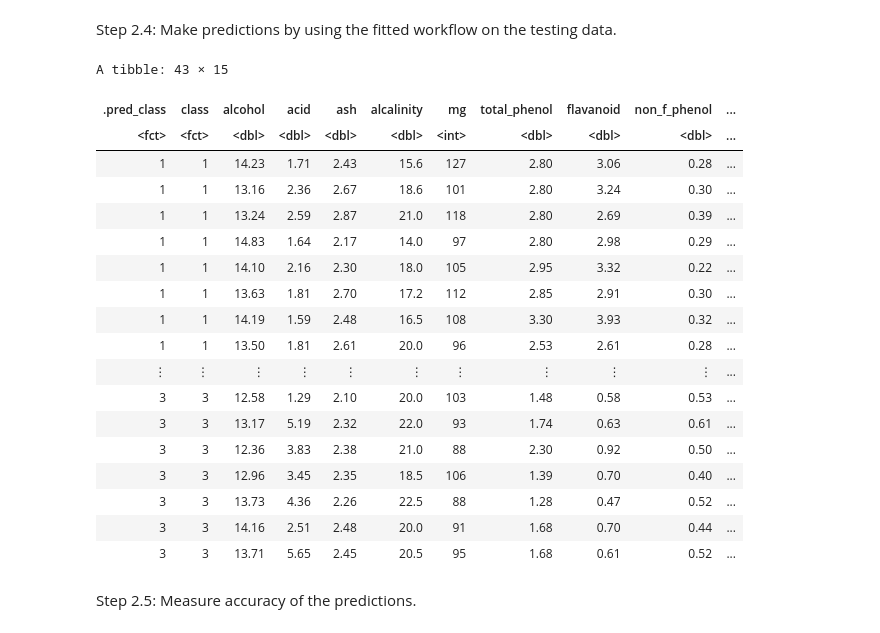
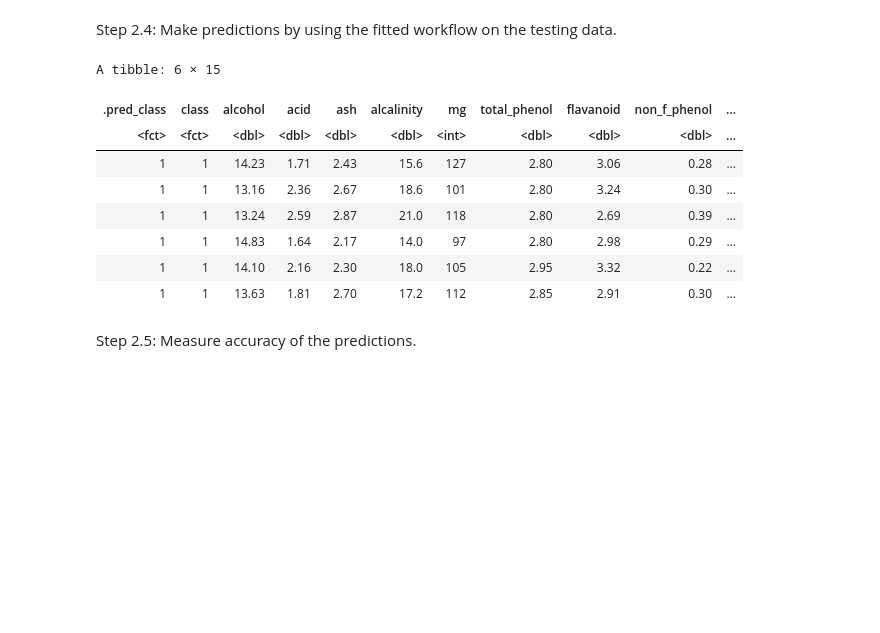
Before and after one commit to Herman-Liao/dsci100groupproject, a Jupyter notebook: Wine Analysis.ipynb, the cells around one changed output. Drawn from its saved outputs; the diff is of its cells as text; code cells hidden in the pictures; blank space fills up the shorter version.

```diff
--- a/Wine Analysis.ipynb
+++ b/Wine Analysis.ipynb
@@ -358,28 +351,18 @@ Step 2.4: Make predictions by using the fitted workflow on the testing data.
 # %%
 wine_predictions <- wine_fit %>%
                     predict(wine_testing) %>%
                     bind_cols(wine_testing)
-wine_predictions
+head(wine_predictions)
 # %% [output]
-A tibble: 43 × 15
+A tibble: 6 × 15
 | .pred_class | class | alcohol | acid | ash | alcalinity | mg | total_phenol | flavanoid | non_f_phenol | ... |
 | <fct> | <fct> | <dbl> | <dbl> | <dbl> | <dbl> | <int> | <dbl> | <dbl> | <dbl> | ... |
 | 1 | 1 | 14.23 | 1.71 | 2.43 | 15.6 | 127 | 2.80 | 3.06 | 0.28 | ... |
 | 1 | 1 | 13.16 | 2.36 | 2.67 | 18.6 | 101 | 2.80 | 3.24 | 0.30 | ... |
 | 1 | 1 | 13.24 | 2.59 | 2.87 | 21.0 | 118 | 2.80 | 2.69 | 0.39 | ... |
 | 1 | 1 | 14.83 | 1.64 | 2.17 | 14.0 | 97 | 2.80 | 2.98 | 0.29 | ... |
 | 1 | 1 | 14.10 | 2.16 | 2.30 | 18.0 | 105 | 2.95 | 3.32 | 0.22 | ... |
 | 1 | 1 | 13.63 | 1.81 | 2.70 | 17.2 | 112 | 2.85 | 2.91 | 0.30 | ... |
-| 1 | 1 | 14.19 | 1.59 | 2.48 | 16.5 | 108 | 3.30 | 3.93 | 0.32 | ... |
-| 1 | 1 | 13.50 | 1.81 | 2.61 | 20.0 | 96 | 2.53 | 2.61 | 0.28 | ... |
-| ⋮ | ⋮ | ⋮ | ⋮ | ⋮ | ⋮ | ⋮ | ⋮ | ⋮ | ⋮ | ... |
-| 3 | 3 | 12.58 | 1.29 | 2.10 | 20.0 | 103 | 1.48 | 0.58 | 0.53 | ... |
-| 3 | 3 | 13.17 | 5.19 | 2.32 | 22.0 | 93 | 1.74 | 0.63 | 0.61 | ... |
-| 3 | 3 | 12.36 | 3.83 | 2.38 | 21.0 | 88 | 2.30 | 0.92 | 0.50 | ... |
-| 3 | 3 | 12.96 | 3.45 | 2.35 | 18.5 | 106 | 1.39 | 0.70 | 0.40 | ... |
-| 3 | 3 | 13.73 | 4.36 | 2.26 | 22.5 | 88 | 1.28 | 0.47 | 0.52 | ... |
-| 3 | 3 | 14.16 | 2.51 | 2.48 | 20.0 | 91 | 1.68 | 0.70 | 0.44 | ... |
-| 3 | 3 | 13.71 | 5.65 | 2.45 | 20.5 | 95 | 1.68 | 0.61 | 0.52 | ... |
 # %% [markdown]
 Step 2.5: Measure accuracy of the predictions.
 # %%
```
Also changed, not shown: parts of 4 cells of this notebook.
